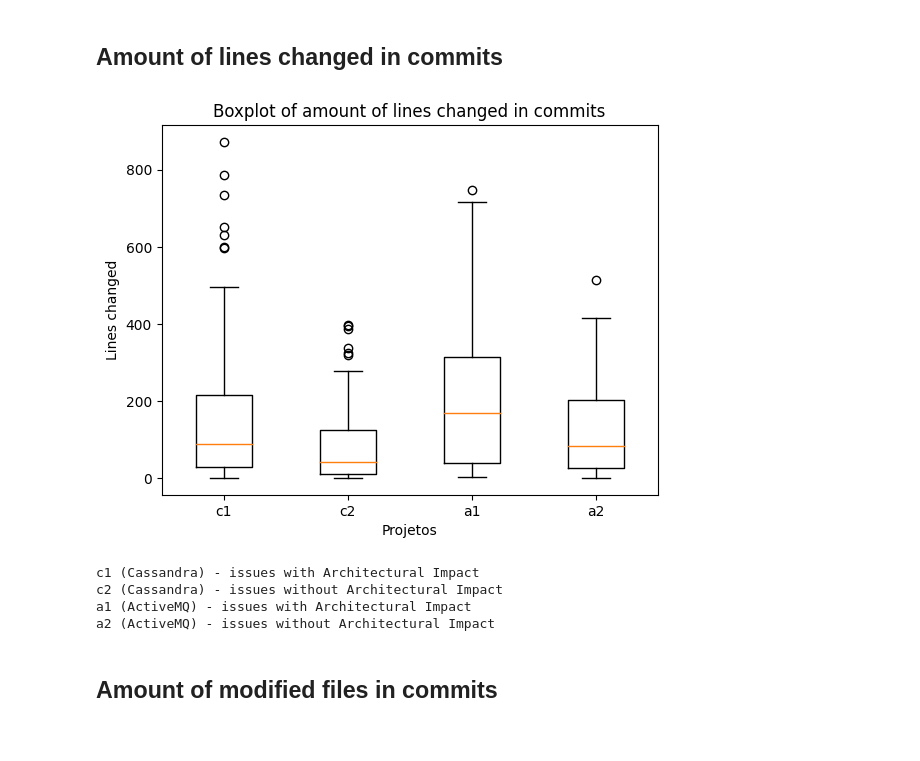
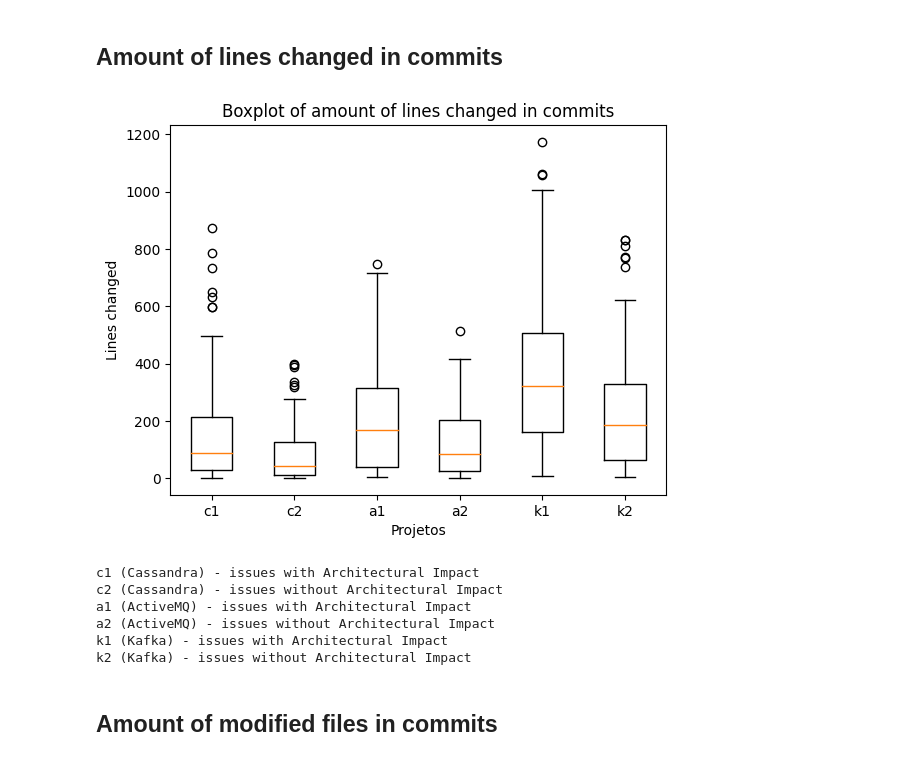
Before and after one commit to armandossrecife/my_validation3, a Jupyter notebook: my_comparison.ipynb, the cells around one changed output. Drawn from its saved outputs; the diff is of its cells as text; code cells hidden in the pictures.

```diff
--- a/my_comparison.ipynb
+++ b/my_comparison.ipynb
@@ -661,0 +694,8 @@ Apenas Issues Inspecionados
+# %%
+df_kfk_ai_yes = df_kafka_issues_inspected[df_kafka_issues_inspected.architectural_impact=='YES']
+lista_kfk_issues_architectural_impact_yes = df_kfk_ai_yes.issue_key.to_list()
+print('Relação entre Commits e Issues com impacto arquitetural')
+df_kfk_commits_arquivos_criticos = pd.read_excel('kafka_commits_with_critical_classes.xlsx')
+
+df_merge_kfk_commits_issues_yes_ai = merge_comits_issues2(df_kfk_commits_arquivos_criticos, lista_kfk_issues_architectural_impact_yes, 'KAFKA')
+df_merge_kfk_commits_issues_yes_ai
@@ -661,0 +731,6 @@ Apenas Issues Inspecionados
+# %%
+d2_kafka_issues_ai_yes_lcc = df_merge_kfk_commits_issues_yes_ai.lines
+d3_kafka_without_outliers = remove_outliers_from_serie(d2_kafka_issues_ai_yes_lcc)
+
+d7_kafka_issues_ai_yes_fcc = df_merge_kfk_commits_issues_yes_ai.files
+d7_kafka_without_outliers = remove_outliers_from_serie(d7_kafka_issues_ai_yes_fcc)
@@ -661,0 +748,7 @@ Apenas Issues Inspecionados
+# %%
+df_kfk_ai_no = df_kafka_issues_inspected[df_kafka_issues_inspected.architectural_impact=='NO']
+lista_kfk_issues_architectural_impact_no = df_kfk_ai_no.issue_key.to_list()
+print('Relação entre Commits e Issues sem impacto arquitetural')
+
+df_merge_kfk_commits_issues_no = merge_comits_issues2(df_kfk_commits_arquivos_criticos, lista_kfk_issues_architectural_impact_no, 'KAFKA')
+df_merge_kfk_commits_issues_no
@@ -661,0 +770,9 @@ Apenas Issues Inspecionados
+# %%
+print('Dados estatísticos das linhas modificadas e arquivos modificados nos commits')
+round(df_merge_kfk_commits_issues_no.describe(), 1)
+
+d4_kafka_issues_ai_no_lcc = df_merge_kfk_commits_issues_no.lines
+d4_kafka_without_outliers = remove_outliers_from_serie(d4_kafka_issues_ai_no_lcc)
+
+d8_kafka_issues_ai_no_fcc = df_merge_kfk_commits_issues_no.files
+d8_kafka_without_outliers = remove_outliers_from_serie(d8_kafka_issues_ai_no_fcc)
@@ -664,17 +792,21 @@ Apenas Issues Inspecionados
 # %% [markdown]
 ## Amount of lines changed in commits
 # %%
-create_boxplot(lista_dados=[d1_cassandra_without_outliers, d2_cassandra_without_outliers, d3_activemq_without_outliers, d4_activemq_without_outliers], my_title='Boxplot of amount of lines changed in commits', my_xlabel='Projetos', my_ylabel='Lines changed', my_labels=['c1', 'c2', 'a1', 'a2'])
+create_boxplot(lista_dados=[d1_cassandra_without_outliers, d2_cassandra_without_outliers, d3_activemq_without_outliers, d4_activemq_without_outliers, d3_kafka_without_outliers, d4_kafka_without_outliers], my_title='Boxplot of amount of lines changed in commits', my_xlabel='Projetos', my_ylabel='Lines changed', my_labels=['c1', 'c2', 'a1', 'a2', 'k1', 'k2'])
 print('c1 (Cassandra) - issues with Architectural Impact')
 print('c2 (Cassandra) - issues without Architectural Impact')
 print('a1 (ActiveMQ) - issues with Architectural Impact')
 print('a2 (ActiveMQ) - issues without Architectural Impact')
+print('k1 (Kafka) - issues with Architectural Impact')
+print('k2 (Kafka) - issues without Architectural Impact')
 # %% [output]
-[figure, old version]
+[figure, new version]
 c1 (Cassandra) - issues with Architectural Impact
 c2 (Cassandra) - issues without Architectural Impact
 a1 (ActiveMQ) - issues with Architectural Impact
 a2 (ActiveMQ) - issues without Architectural Impact
+k1 (Kafka) - issues with Architectural Impact
+k2 (Kafka) - issues without Architectural Impact
 # %% [markdown]
 ## Amount of modified files in commits
 # %%
```
Also changed, not shown: parts of 21 cells of this notebook.
